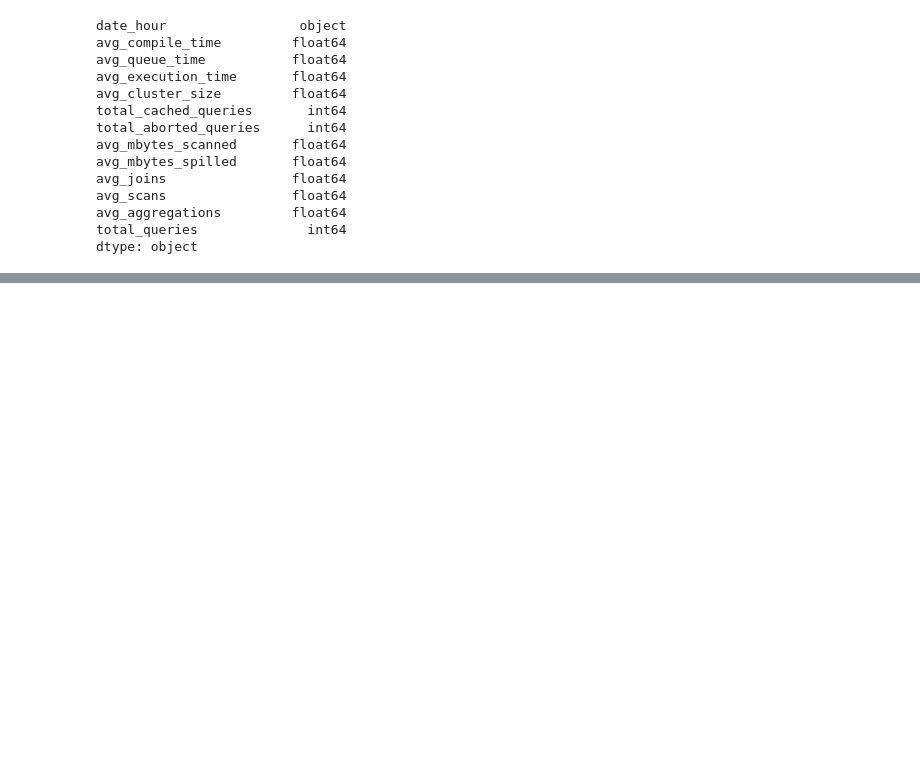
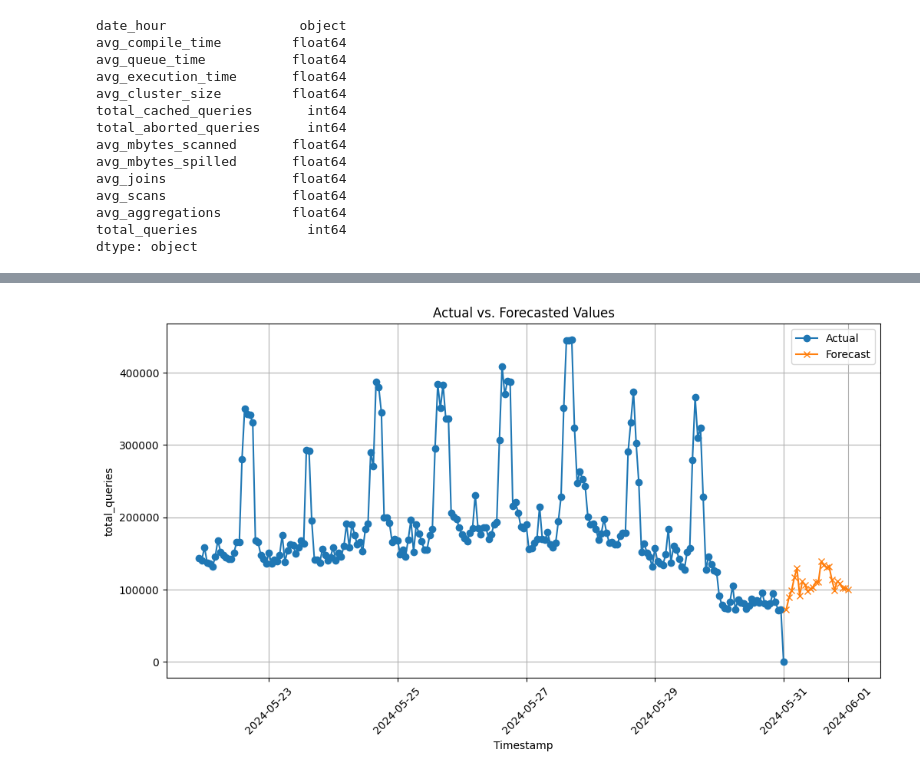
Before and after one commit to sagnik-sudo/Workload-Forecasting-Redset, a Jupyter notebook: exploration.ipynb, the cells around one changed output, grey strips where cells are left out. Drawn from its saved outputs; the diff is of its cells as text; code cells hidden in the pictures; blank space fills up the shorter version.

Commit message:
DeepAR forecasting updated

```diff
--- a/exploration.ipynb
+++ b/exploration.ipynb
@@ -150,10 +151,3 @@ avg_scans                float64
 avg_aggregations         float64
 total_queries              int64
 dtype: object
-# %%
-hourly_stats_pd["date_hour"] = pd.to_datetime(hourly_stats_pd["date_hour"])
-hourly_stats_pd.set_index("date_hour", inplace=True)
-
-# Sort the DataFrame by time (just to be safe)
-hourly_stats_pd.sort_index(inplace=True)
-print(hourly_stats_pd.head())
@@ -321,0 +303,22 @@ R-squared Score: -23.7722
+# %%
+# Ensure test data has timestamp as a column
+if test_data.index.name == "timestamp":
+    test_data = test_data.reset_index()
+
+# Sort both DataFrames by timestamp
+test_data = test_data.sort_values("timestamp")
+forecast = forecast.sort_values("timestamp")
+
+# Now plot actual vs forecasted values
+plt.figure(figsize=(12, 6))
+plt.plot(test_data["timestamp"], test_data[target_column], label="Actual", marker="o")
+plt.plot(forecast["timestamp"], forecast["mean"], label="Forecast", marker="x")  # Use "mean" for forecasted values
+plt.xlabel("Timestamp")
+plt.ylabel(target_column)
+plt.title("Actual vs. Forecasted Values")
+plt.legend()
+plt.grid(True)
+plt.xticks(rotation=45)
+plt.show()
+# %% [output]
+[figure, added]
```
Also changed, not shown: parts of 6 cells of this notebook.
